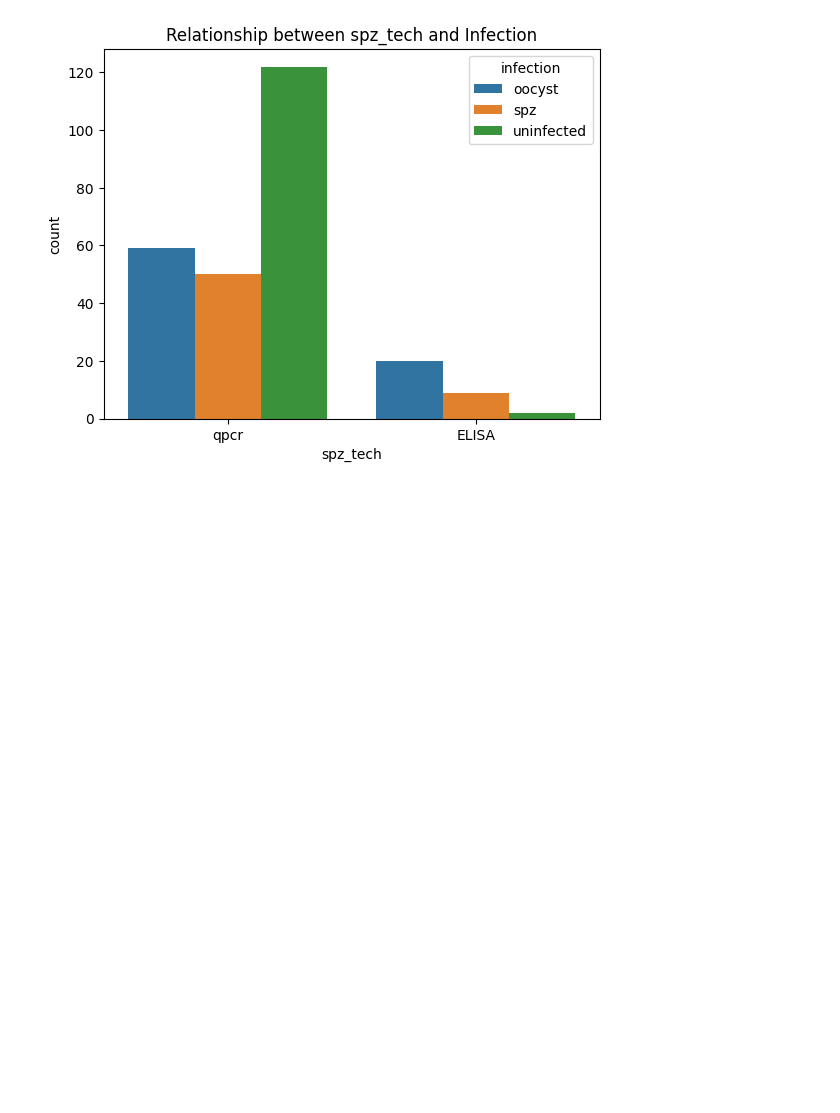
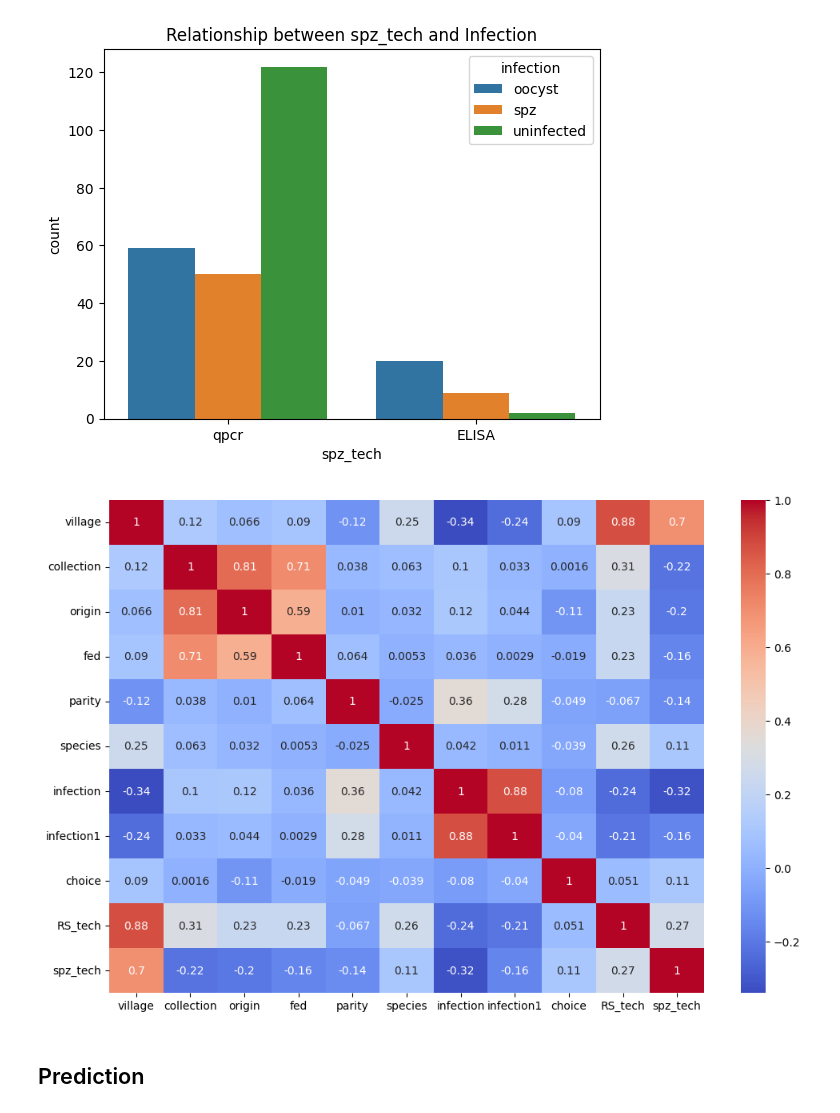
Before and after one commit to slubambo/MOSQUITO-DATASET, a Jupyter notebook: mosquito.ipynb, the cells around one changed output. Saved outputs shown, nothing was run; the diff lists cells and outputs as text; code cells hidden in the pictures; blank space fills up the shorter version.

```diff
--- a/mosquito.ipynb
+++ b/mosquito.ipynb
@@ -184,3 +184,13 @@ for col in data.columns:
 [figure]
 [figure]
 [figure]
+# %%
+# Visualize correlation matrix
+plt.figure(figsize = (12,8))
+corr_matrix = data.select_dtypes(include=['object']).apply(lambda x: pd.factorize(x)[0]).corr(method='pearson')
+sns.heatmap(corr_matrix, annot=True, cmap='coolwarm')
+plt.show()
+# %% [output]
+[figure, added]
+# %% [markdown]
+## Prediction
```
Also changed, not shown: parts of 2 cells of this notebook.
